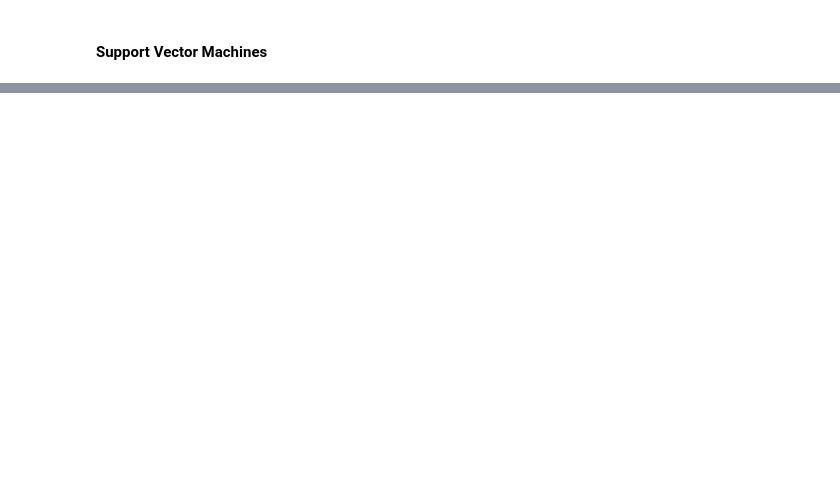
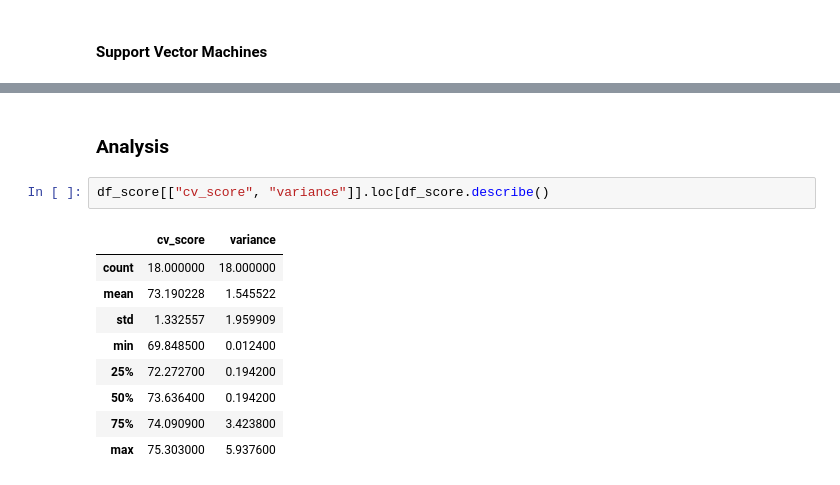
Before and after one commit to aarondelgiudice/thinkful, a Jupyter notebook: unit_4/capstone/4_5b_model_selection.ipynb, the cells around one changed output, grey strips where cells are left out. Saved outputs shown, nothing was run; the diff lists cells and outputs as text; blank space fills up the shorter version.

```diff
--- a/unit_4/capstone/4_5b_model_selection.ipynb
+++ b/unit_4/capstone/4_5b_model_selection.ipynb
@@ -1478,0 +1873,14 @@ Of our four supervised models (L1/L2 regularization, Random Forest, and Support
+# %% [markdown]
+### Analysis
+# %%
+df_score[["cv_score", "variance"]].loc[df_score.describe()
+# %% [output]
+|  | cv_score | variance |
+| count | 18.000000 | 18.000000 |
+| mean | 73.190228 | 1.545522 |
+| std | 1.332557 | 1.959909 |
+| min | 69.848500 | 0.012400 |
+| 25% | 72.272700 | 0.194200 |
+| 50% | 73.636400 | 0.194200 |
+| 75% | 74.090900 | 3.423800 |
+| max | 75.303000 | 5.937600 |
```
Also changed, not shown: parts of 102 cells of this notebook.
